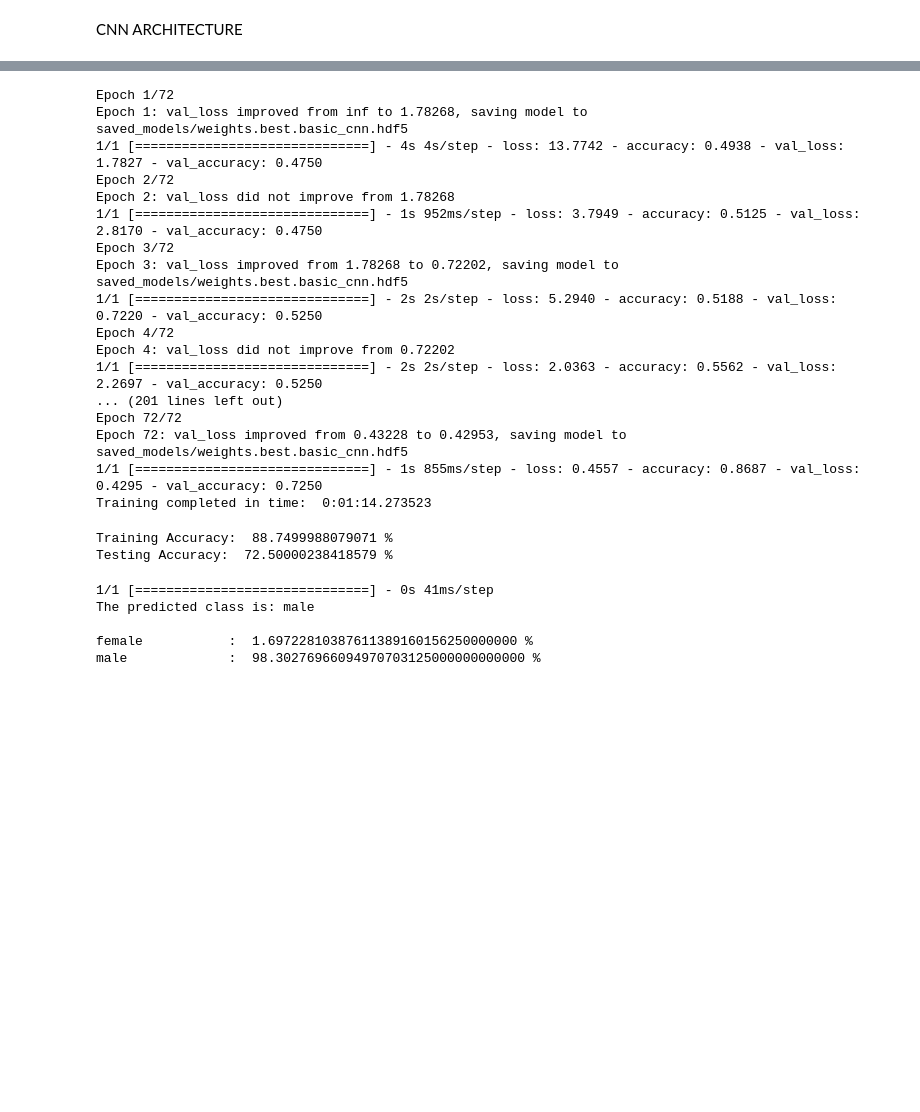
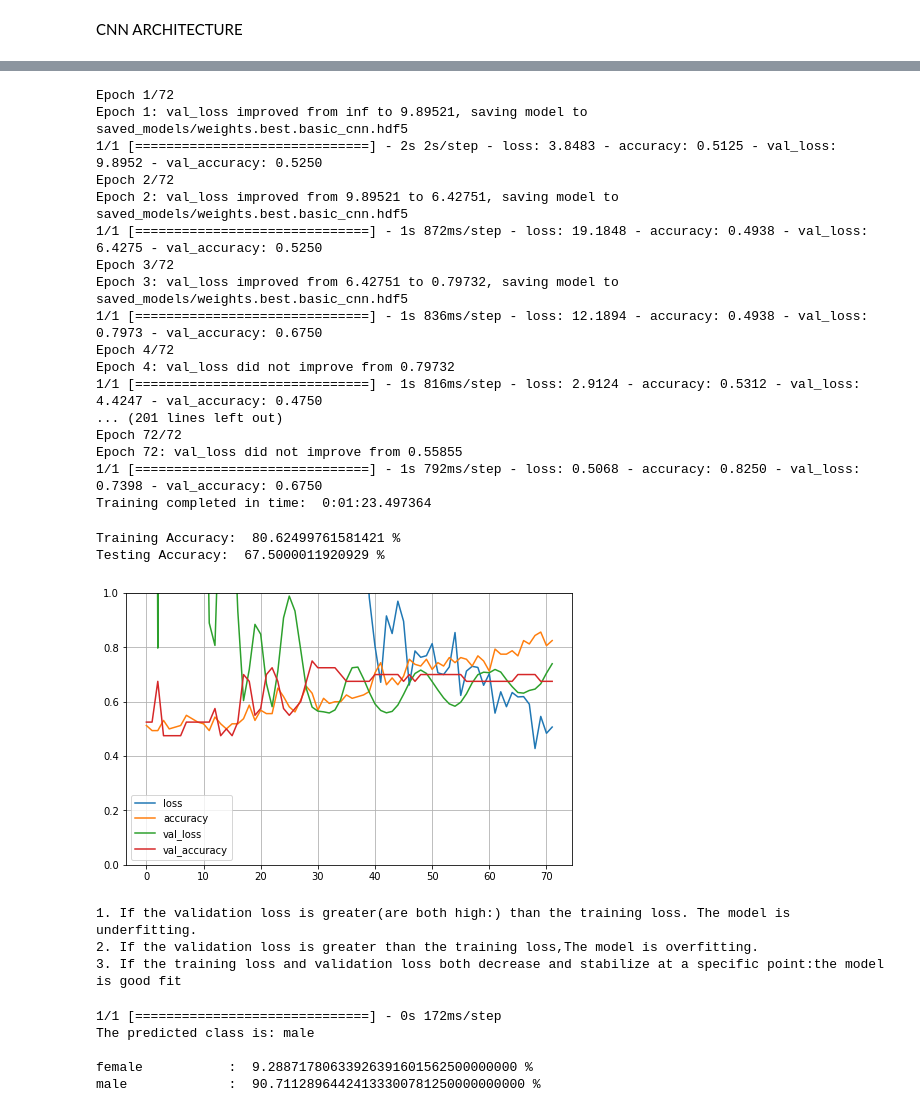
Before and after one commit to nitinsaimajji/Gender-Recognition-By-Voice, a Jupyter notebook: voice_detection_update.ipynb, the cells around one changed output, grey strips where cells are left out. Saved outputs shown, nothing was run; the diff lists cells and outputs as text; code cells hidden in the pictures; blank space fills up the shorter version.

```diff
--- a/voice_detection_update.ipynb
+++ b/voice_detection_update.ipynb
@@ -547,29 +525,28 @@ checkpointer = ModelCheckpoint(filepath='saved_models/weights.best.basic_cnn.hdf
                                verbose=1, save_best_only=True)
 start = datetime.now()
 
-model.fit(x_train, y_train, batch_size=num_batch_size, epochs=num_epochs, validation_data=(x_test, y_test), callbacks=[checkpointer], verbose=1)
-
+history =model.fit(x_train, y_train, batch_size=num_batch_size, epochs=num_epochs, validation_data=(x_test, y_test), callbacks=[checkpointer], verbose=1)
 
 duration = datetime.now() - start
 print("Training completed in time: ", duration)
 # %% [output]
 Epoch 1/72
-Epoch 1: val_loss improved from inf to 1.78268, saving model to saved_models/weights.best.basic_cnn.hdf5
-1/1 [==============================] - 4s 4s/step - loss: 13.7742 - accuracy: 0.4938 - val_loss: 1.7827 - val_accuracy: 0.4750
+Epoch 1: val_loss improved from inf to 9.89521, saving model to saved_models/weights.best.basic_cnn.hdf5
+1/1 [==============================] - 2s 2s/step - loss: 3.8483 - accuracy: 0.5125 - val_loss: 9.8952 - val_accuracy: 0.5250
 Epoch 2/72
-Epoch 2: val_loss did not improve from 1.78268
-1/1 [==============================] - 1s 952ms/step - loss: 3.7949 - accuracy: 0.5125 - val_loss: 2.8170 - val_accuracy: 0.4750
+Epoch 2: val_loss improved from 9.89521 to 6.42751, saving model to saved_models/weights.best.basic_cnn.hdf5
+1/1 [==============================] - 1s 872ms/step - loss: 19.1848 - accuracy: 0.4938 - val_loss: 6.4275 - val_accuracy: 0.5250
 Epoch 3/72
-Epoch 3: val_loss improved from 1.78268 to 0.72202, saving model to saved_models/weights.best.basic_cnn.hdf5
-1/1 [==============================] - 2s 2s/step - loss: 5.2940 - accuracy: 0.5188 - val_loss: 0.7220 - val_accuracy: 0.5250
+Epoch 3: val_loss improved from 6.42751 to 0.79732, saving model to saved_models/weights.best.basic_cnn.hdf5
+1/1 [==============================] - 1s 836ms/step - loss: 12.1894 - accuracy: 0.4938 - val_loss: 0.7973 - val_accuracy: 0.6750
 Epoch 4/72
-Epoch 4: val_loss did not improve from 0.72202
-1/1 [==============================] - 2s 2s/step - loss: 2.0363 - accuracy: 0.5562 - val_loss: 2.2697 - val_accuracy: 0.5250
+Epoch 4: val_loss did not improve from 0.79732
+1/1 [==============================] - 1s 816ms/step - loss: 2.9124 - accuracy: 0.5312 - val_loss: 4.4247 - val_accuracy: 0.4750
 ... (201 lines left out)
 Epoch 72/72
-Epoch 72: val_loss improved from 0.43228 to 0.42953, saving model to saved_models/weights.best.basic_cnn.hdf5
-1/1 [==============================] - 1s 855ms/step - loss: 0.4557 - accuracy: 0.8687 - val_loss: 0.4295 - val_accuracy: 0.7250
-Training completed in time:  0:01:14.273523
+Epoch 72: val_loss did not improve from 0.55855
+1/1 [==============================] - 1s 792ms/step - loss: 0.5068 - accuracy: 0.8250 - val_loss: 0.7398 - val_accuracy: 0.6750
+Training completed in time:  0:01:23.497364
 # %%
 # Evaluating the model on the training and testing set
 score = model.evaluate(x_train, y_train, verbose=0)
@@ -578,8 +555,23 @@ print("Training Accuracy: ", score[1]*100,"%")
 score = model.evaluate(x_test, y_test, verbose=0)
 print("Testing Accuracy: ", score[1]*100,"%")
 # %% [output]
-Training Accuracy:  88.7499988079071 %
-Testing Accuracy:  72.50000238418579 %
+Training Accuracy:  80.62499761581421 %
+Testing Accuracy:  67.5000011920929 %
+# %%
+import pandas as pd
+import numpy as np
+pd.DataFrame(history.history).plot(figsize=(8,5))
+plt.grid(True)
+plt.gca().set_ylim(0,1)
+plt.show()
+print('1. If the validation loss is greater(are both high:) than the training loss. The model is underfitting.')
+print('2. If the validation loss is greater than the training loss,The model is overfitting.')
+print('3. If the training loss and validation loss both decrease and stabilize at a specific point:the model is good fit')
+# %% [output]
+[figure, added]
+1. If the validation loss is greater(are both high:) than the training loss. The model is underfitting.
+2. If the validation loss is greater than the training loss,The model is overfitting.
+3. If the training loss and validation loss both decrease and stabilize at a specific point:the model is good fit
 # %%
 def print_prediction(file_name):
     prediction_feature = extract_features(file_name)
@@ -597,8 +589,8 @@ def print_prediction(file_name):
 filename = '/content/voice1/dataset1/male-sample-000293.wav'
 print_prediction(filename)
 # %% [output]
-1/1 [==============================] - 0s 41ms/step
+1/1 [==============================] - 0s 172ms/step
 The predicted class is: male
 
-female           :  1.69722810387611389160156250000000 %
-male             :  98.30276966094970703125000000000000 %
+female           :  9.28871780633926391601562500000000 %
+male             :  90.71128964424133300781250000000000 %
```
Also changed, not shown: parts of 10 cells of this notebook.
